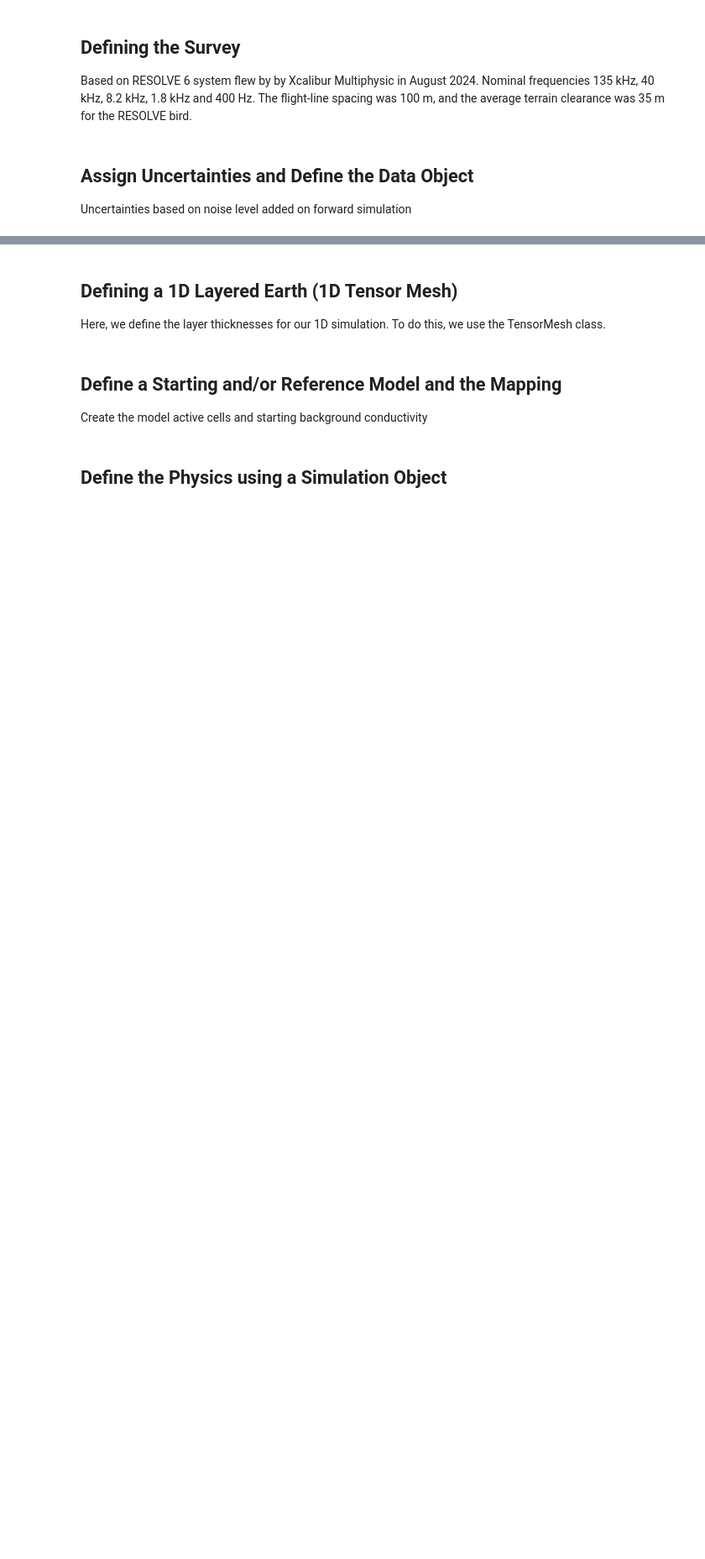
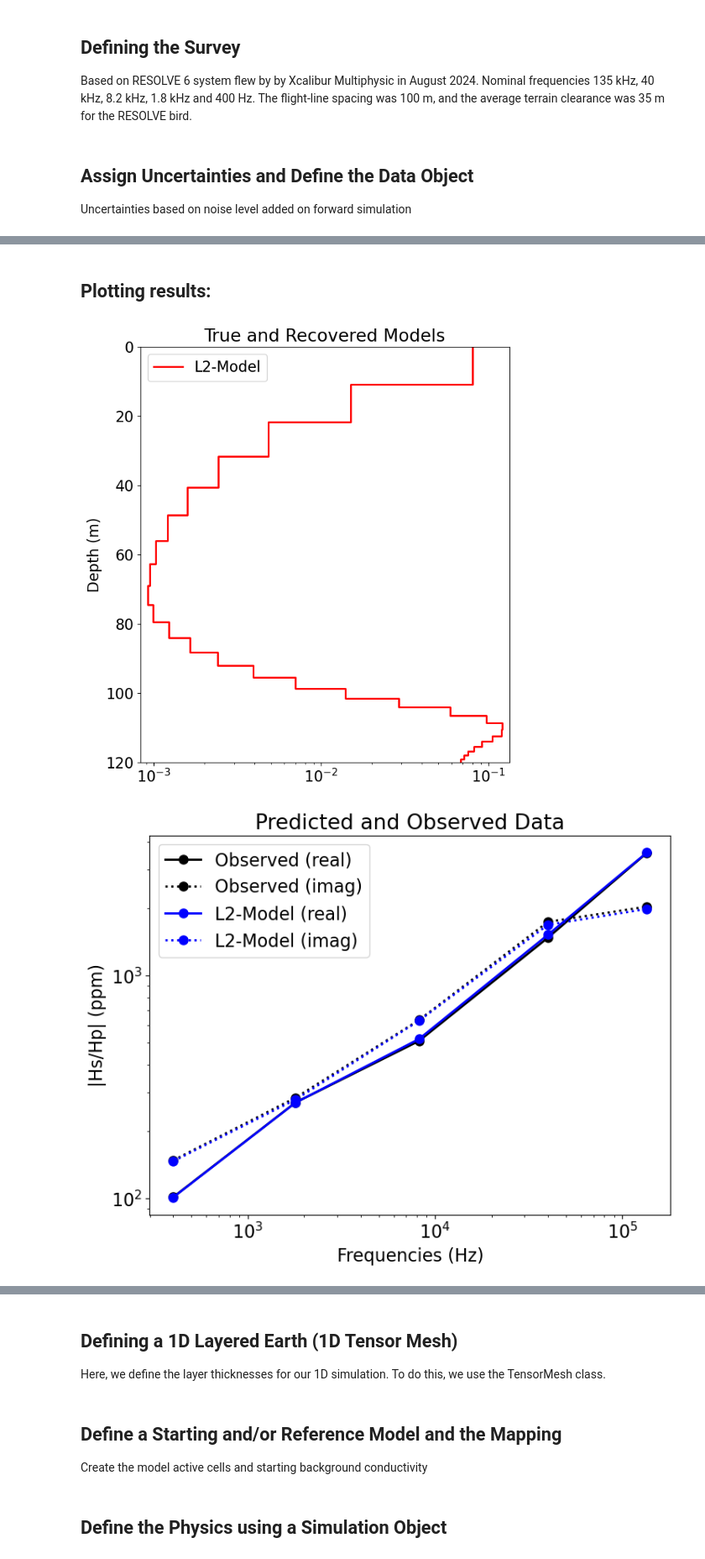
Before and after one commit to pablochanghuang/ITH_AEM, a Jupyter notebook: 1D_Simulation_Inversion.ipynb, the cells around one changed output, grey strips where cells are left out. Shown at 84% size. Saved outputs shown, nothing was run; the diff lists cells and outputs as text; code cells hidden in the pictures; blank space fills up the shorter version.

```diff
--- a/1D_Simulation_Inversion.ipynb
+++ b/1D_Simulation_Inversion.ipynb
@@ -121,0 +178,4 @@ data_object = data.Data(survey, dobs=dobs, noise_floor=uncertainties)
+# %%
+opt_L2 = optimization.InexactGaussNewton(
+    maxIter=100, maxIterLS=20, maxIterCG=20, tolCG=1e-3
+)
@@ -121,0 +301,2 @@ data_object = data.Data(survey, dobs=dobs, noise_floor=uncertainties)
+# %%
+dmis_L2 = data_misfit.L2DataMisfit(simulation=simulation_L2, data=data_object)
@@ -121,0 +327,4 @@ data_object = data.Data(survey, dobs=dobs, noise_floor=uncertainties)
+# %%
+opt_L2 = optimization.InexactGaussNewton(
+    maxIter=100, maxIterLS=20, maxIterCG=20, tolCG=1e-3
+)
@@ -121,0 +352,9 @@ data_object = data.Data(survey, dobs=dobs, noise_floor=uncertainties)
+# %%
+# Combine the inverse problem and the set of directives
+inv_L2 = inversion.BaseInversion(inv_prob_L2, directives_list_L2)
+
+# Run the inversion
+# print(f"\n **** Running layered inversion for line {line_no} and station {stn}... ****")
+recovered_model_L2 = inv_L2.run(starting_conductivity_model)
+
+#resistivities_L2 = 1 / (log_conductivity_map * recovered_model_L2)
@@ -121,0 +379,44 @@ data_object = data.Data(survey, dobs=dobs, noise_floor=uncertainties)
+# %% [markdown]
+## Plotting results:
+# %%
+fig = plt.figure(figsize=(8, 9))
+
+
+ax1 = fig.add_axes([0.2, 0.15, 0.7, 0.7])
+
+plot_1d_layer_model(
+    regularization_mesh.h[0], log_conductivity_map  * recovered_model_L2, ax=ax1, show_layers=False, color="r"
+)
+
+#ax1.set_xlim(0.01, 10)
+ax1.set_title("True and Recovered Models")
+ax1.legend(["L2-Model", "Sparse Model"])
+#plt.gca().invert_yaxis()
+
+# Plot predicted and observed data
+dpred_l2 = simulation_L2.dpred(recovered_model_L2)
+
+fig = plt.figure(figsize=(11, 6))
+ax1 = fig.add_axes([0.2, 0.1, 0.6, 0.8])
+ax1.loglog(frequencies, np.abs(dobs[0::2]), "k-o")
+ax1.loglog(frequencies, np.abs(dobs[1::2]), "k:o")
+ax1.loglog(frequencies, np.abs(dpred_l2[0::2]), "b-o")
+ax1.loglog(frequencies, np.abs(dpred_l2[1::2]), "b:o")
+ax1.set_xlabel("Frequencies (Hz)")
+ax1.set_ylabel("|Hs/Hp| (ppm)")
+ax1.set_title("Predicted and Observed Data")
+ax1.legend(
+    [
+        "Observed (real)",
+        "Observed (imag)",
+        "L2-Model (real)",
+        "L2-Model (imag)",
+        "Sparse (real)",
+        "Sparse (imag)",
+    ],
+    loc="upper left",
+)
+plt.show()
+# %% [output]
+[figure, added]
+[figure, added]
```
Also changed, not shown: parts of 36 cells of this notebook, 2 other files.
